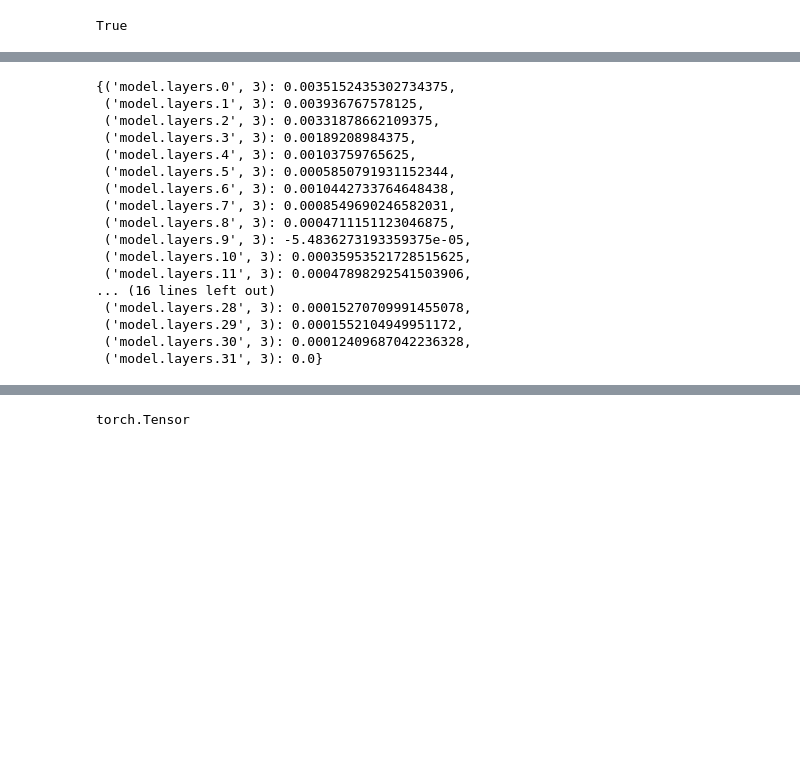
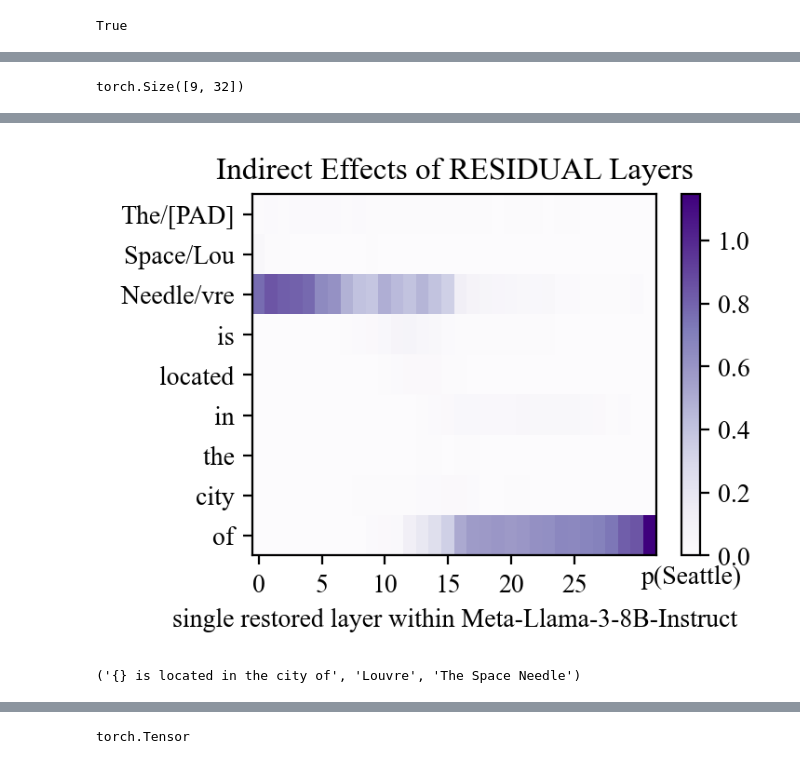
Before and after one commit to arnab-api/filter, a Jupyter notebook: notebooks/attribute_patching.ipynb, the cells around one changed output, grey strips where cells are left out. Cells and saved outputs as stored; diff of their text form; code cells hidden in the pictures; blank space fills up the shorter version.

Commit message:
[WIP] attribution patching

```diff
--- a/notebooks/attribute_patching.ipynb
+++ b/notebooks/attribute_patching.ipynb
@@ -263,12 +280,14 @@ clean_inputs = insert_padding_before_subj(
     subj_range = clean_subj_range,
     subj_ends = subj_end,
     pad_id = mt.tokenizer.bos_token_id,
+    fill_attn_mask=True
 )
 patched_inputs = insert_padding_before_subj(
     inp = patched_inputs,
     subj_range = patched_subj_range,
     subj_ends = subj_end,
     pad_id = mt.tokenizer.bos_token_id,
+    fill_attn_mask=True
 )
 
 clean_subj_shift = subj_end - clean_subj_range[1]
@@ -350,0 +390,7 @@ True
+# %%
+# locations = [(mt.embedder_name, tok_idx) for tok_idx in range(clean_inputs.input_ids.shape[1])]
+locations = []
+for l_idx in range(mt.n_layer):
+    module = mt.layer_name_format.format(l_idx)
+    for tok_idx in range(clean_inputs.input_ids.shape[1]):
+        locations.append((module, tok_idx))
@@ -353,9 +428,6 @@ results = attribution_patching(
     mt = mt,
     clean_inputs = clean_inputs,
     patches = patch_spec,
-    interested_locations=[
-        (mt.layer_name_format.format(l), subj_end - 1)
-        for l in range(mt.n_layer)
-    ],
+    interested_locations=locations,
     ans_token_idx=ans.token_id,
 )
@@ -380,20 +434,33 @@ cur_grads[loc].shape=torch.Size([4096]) | cur_grads[loc].norm()=tensor(0., devic
-# %%
-results
-# %% [output]
-{('model.layers.0', 3): 0.0035152435302734375,
- ('model.layers.1', 3): 0.003936767578125,
- ('model.layers.2', 3): 0.00331878662109375,
- ('model.layers.3', 3): 0.00189208984375,
- ('model.layers.4', 3): 0.00103759765625,
- ('model.layers.5', 3): 0.0005850791931152344,
- ('model.layers.6', 3): 0.0010442733764648438,
- ('model.layers.7', 3): 0.0008549690246582031,
- ('model.layers.8', 3): 0.0004711151123046875,
- ('model.layers.9', 3): -5.4836273193359375e-05,
- ('model.layers.10', 3): 0.00035953521728515625,
- ('model.layers.11', 3): 0.00047898292541503906,
-... (16 lines left out)
- ('model.layers.28', 3): 0.00015270709991455078,
- ('model.layers.29', 3): 0.0001552104949951172,
- ('model.layers.30', 3): 0.00012409687042236328,
- ('model.layers.31', 3): 0.0}
+# %%
+trace_start_idx = 1
+approx_effects = torch.zeros(
+    len(range(trace_start_idx, clean_inputs.input_ids.shape[1])),
+    mt.n_layer
+)
+for l in range(mt.n_layer):
+    for t in range(trace_start_idx, clean_inputs.input_ids.shape[1]):
+        approx_effects[t - trace_start_idx, l] = results[(mt.layer_name_format.format(l), t)]
+approx_effects.shape
+# %% [output]
+torch.Size([9, 32])
+# %%
+from src.trace import CausalTracingResult
+from src.plotting import plot_trace_heatmap
+
+trace_result = CausalTracingResult(
+    corrupt_input_toks = [mt.tokenizer.decode(tok) for tok in clean_inputs.input_ids[0]],
+    clean_input_toks = [mt.tokenizer.decode(tok) for tok in patched_inputs.input_ids[0]],
+    trace_start_idx=1,
+    answer = ans,
+    low_score = 0.0,
+    window = 1,
+    normalized = False,
+    kind="residual",
+    indirect_effects=approx_effects,
+)
+
+plot_trace_heatmap(
+    result = trace_result,
+    model_name = mt.name.split("/")[-1],
+)
+# %% [output]
@@ -399,0 +472,5 @@ results
+[figure, added]
+# %%
+prompt, clean_subj, patch_subj
+# %% [output]
+('{} is located in the city of', 'Louvre', 'The Space Needle')
```
Also changed, not shown: parts of 20 cells of this notebook, 2 other files.
